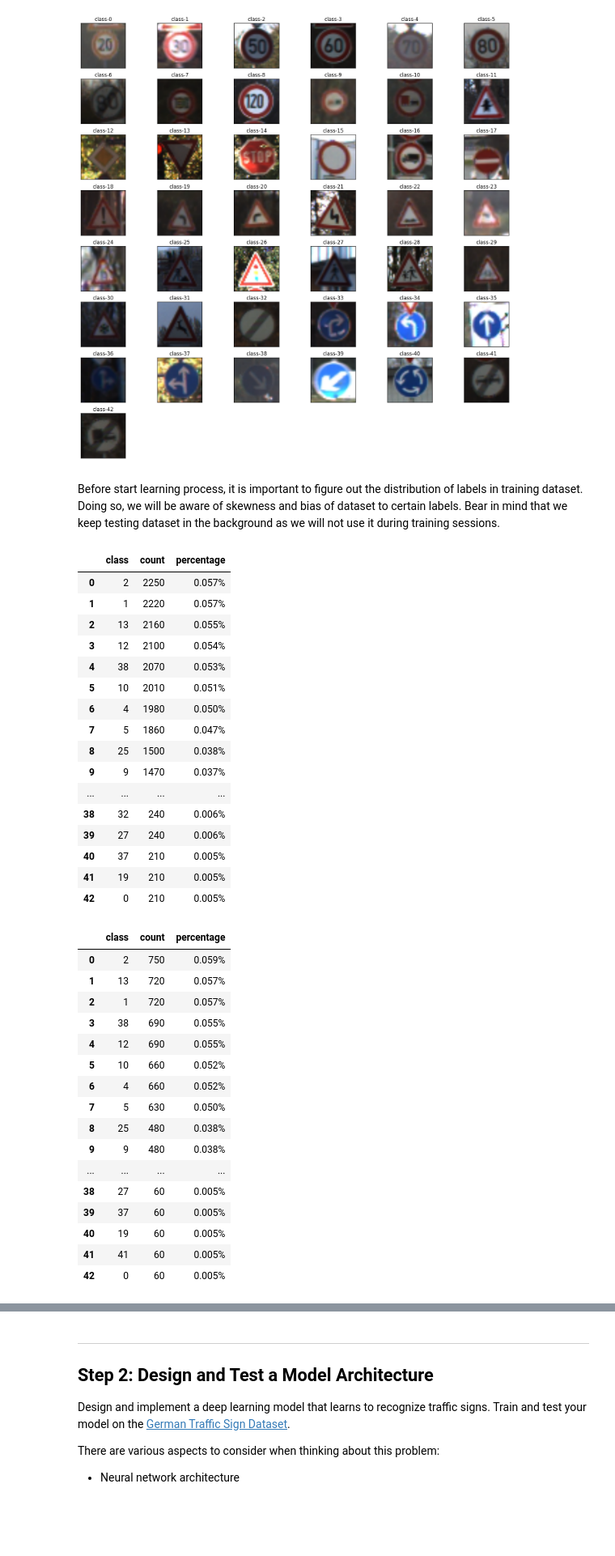
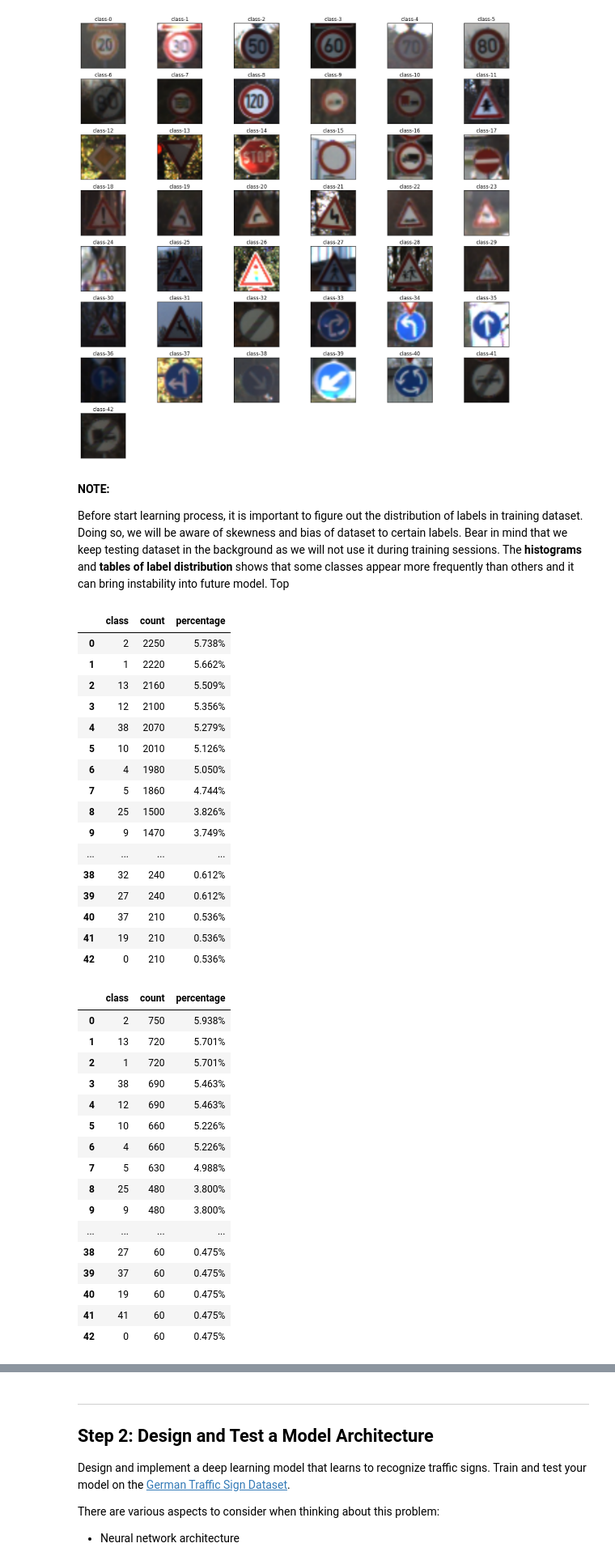
Before and after one commit to awav/traffic-sign-resnet, a Jupyter notebook: Traffic_Signs_Recognition.ipynb, the cells around one changed output, grey strips where cells are left out. Shown at 81% size. Saved outputs shown, nothing was run; the diff lists cells and outputs as text; code cells hidden in the pictures; blank space fills up the shorter version.

```diff
--- a/Traffic_Signs_Recognition.ipynb
+++ b/Traffic_Signs_Recognition.ipynb
@@ -110,60 +112,62 @@ plt.tight_layout()
 # %% [output]
 [figure]
 # %% [markdown]
+**NOTE:**
+
 Before start learning process, it is important to figure out the distribution of labels in training dataset. Doing so, we will be aware of skewness and bias of dataset to certain labels. Bear in mind that we keep testing dataset in the background as we will not use it during training sessions.
+The **histograms** and **tables of label distribution** shows that some classes appear more frequently than others and it can bring instability into future model. Top
 # %%
 import pandas as pd
 
 # Pandas sort function emits annoying warning message that columns
 # argument is depricated. This trick lets shut it up.
 import warnings
 warnings.filterwarnings('ignore')
 
 descr_train = traffic_data.label_description(y_train)
 descr_test = traffic_data.label_description(y_test)
 
 css = """
 div.cell:nth-child(5) .output {
     flex-direction: row;
 }
 """
 HTML('<style>{}</style>'.format(css))
 
-pd.options.display.float_format = '{:.3f}%'.format
-display(descr_train)
-display(descr_test)
+pd.options.display.float_format = '{:.3%}'.format
+display(descr_train, descr_test)
 # %% [output]
 |  | class | count | percentage |
-| 0 | 2 | 2250 | 0.057% |
-| 1 | 1 | 2220 | 0.057% |
-| 2 | 13 | 2160 | 0.055% |
-| 3 | 12 | 2100 | 0.054% |
-| 4 | 38 | 2070 | 0.053% |
-| 5 | 10 | 2010 | 0.051% |
-| 6 | 4 | 1980 | 0.050% |
-| 7 | 5 | 1860 | 0.047% |
-| 8 | 25 | 1500 | 0.038% |
-| 9 | 9 | 1470 | 0.037% |
+| 0 | 2 | 2250 | 5.738% |
+| 1 | 1 | 2220 | 5.662% |
+| 2 | 13 | 2160 | 5.509% |
+| 3 | 12 | 2100 | 5.356% |
+| 4 | 38 | 2070 | 5.279% |
+| 5 | 10 | 2010 | 5.126% |
+| 6 | 4 | 1980 | 5.050% |
+| 7 | 5 | 1860 | 4.744% |
+| 8 | 25 | 1500 | 3.826% |
+| 9 | 9 | 1470 | 3.749% |
 | ... | ... | ... | ... |
-| 38 | 32 | 240 | 0.006% |
-| 39 | 27 | 240 | 0.006% |
-| 40 | 37 | 210 | 0.005% |
-| 41 | 19 | 210 | 0.005% |
-| 42 | 0 | 210 | 0.005% |
+| 38 | 32 | 240 | 0.612% |
+| 39 | 27 | 240 | 0.612% |
+| 40 | 37 | 210 | 0.536% |
+| 41 | 19 | 210 | 0.536% |
+| 42 | 0 | 210 | 0.536% |
 |  | class | count | percentage |
-| 0 | 2 | 750 | 0.059% |
-| 1 | 13 | 720 | 0.057% |
-| 2 | 1 | 720 | 0.057% |
-| 3 | 38 | 690 | 0.055% |
-| 4 | 12 | 690 | 0.055% |
-| 5 | 10 | 660 | 0.052% |
-| 6 | 4 | 660 | 0.052% |
-| 7 | 5 | 630 | 0.050% |
-| 8 | 25 | 480 | 0.038% |
-| 9 | 9 | 480 | 0.038% |
+| 0 | 2 | 750 | 5.938% |
+| 1 | 13 | 720 | 5.701% |
+| 2 | 1 | 720 | 5.701% |
+| 3 | 38 | 690 | 5.463% |
+| 4 | 12 | 690 | 5.463% |
+| 5 | 10 | 660 | 5.226% |
+| 6 | 4 | 660 | 5.226% |
+| 7 | 5 | 630 | 4.988% |
+| 8 | 25 | 480 | 3.800% |
+| 9 | 9 | 480 | 3.800% |
 | ... | ... | ... | ... |
-| 38 | 27 | 60 | 0.005% |
-| 39 | 37 | 60 | 0.005% |
-| 40 | 19 | 60 | 0.005% |
-| 41 | 41 | 60 | 0.005% |
-| 42 | 0 | 60 | 0.005% |
+| 38 | 27 | 60 | 0.475% |
+| 39 | 37 | 60 | 0.475% |
+| 40 | 19 | 60 | 0.475% |
+| 41 | 41 | 60 | 0.475% |
+| 42 | 0 | 60 | 0.475% |
```
Also changed, not shown: parts of 26 cells of this notebook.
